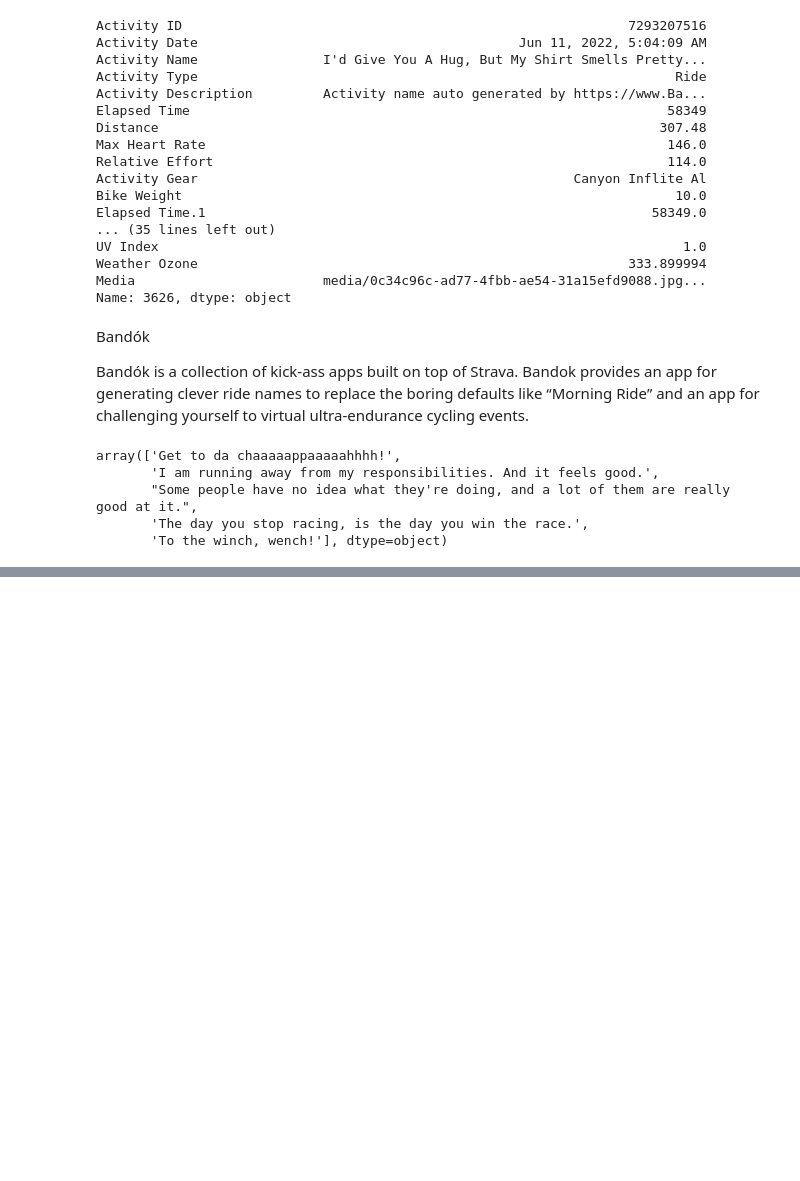
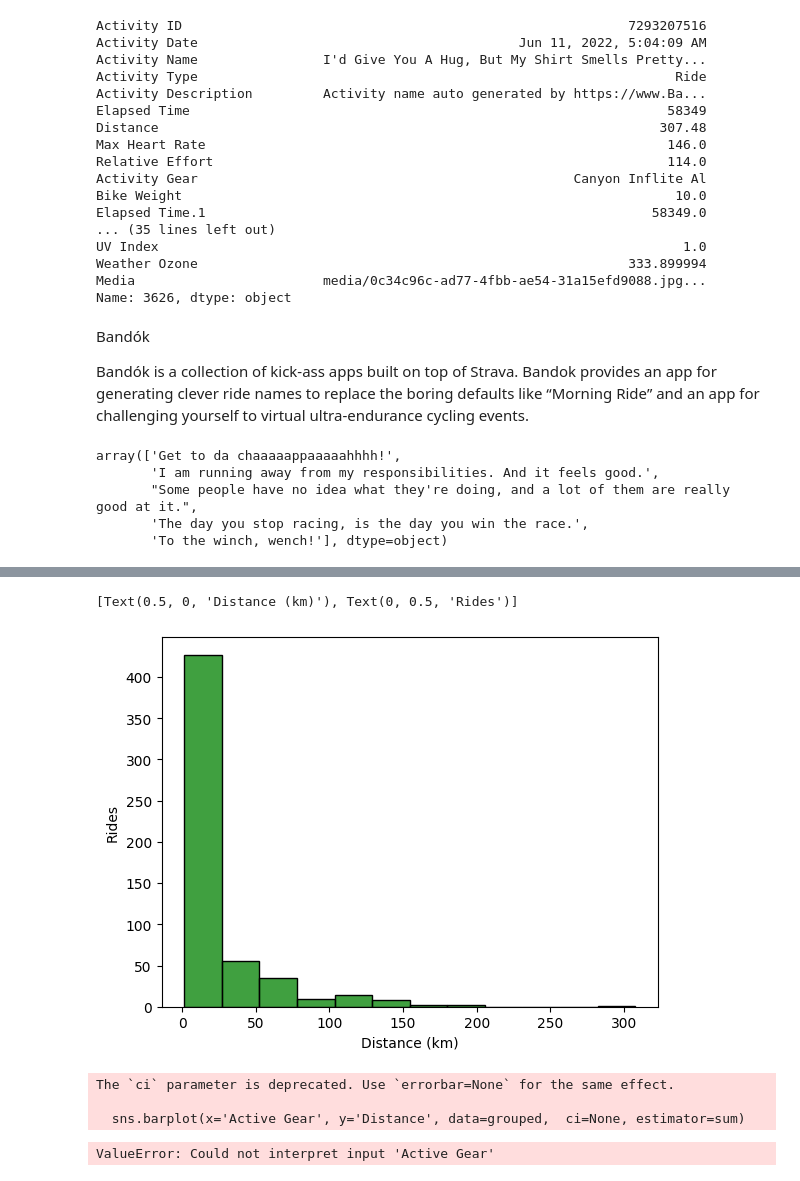
Before and after one commit to gyteniz/Strava_analize, a Jupyter notebook: strava_act.ipynb, the cells around one changed output, grey strips where cells are left out. Drawn from its saved outputs; the diff is of its cells as text; code cells hidden in the pictures; blank space fills up the shorter version.

```diff
--- a/strava_act.ipynb
+++ b/strava_act.ipynb
@@ -63,0 +79,2 @@ Index(['Activity ID', 'Activity Date', 'Activity Name', 'Activity Type',
+# %%
+df = df.dropna(axis=1, how='all')
@@ -238,3 +285,6 @@ elevation.head(10)
 | 3708 | Jul 25, 2022, 7:54:27 AM | The gang's all here. Where were you? | Ride | 111.34 | 4 hours, 7 minutes and 57 seconds | 594.000000 |
 | 3646 | Jun 22, 2022, 3:05:29 PM | Ohh, they have the internet on co... | Ride | 104.66 | 4 hours, 2 minutes and 43 seconds | 581.000000 |
 | 3714 | Jul 30, 2022, 2:49:52 PM | Donuts - Is there anything they c... | Ride | 110.29 | 4 hours, 17 minutes and 17 seconds | 541.000000 |
+# %%
+df['elevation_gain'] = df['Elevation Gain'].apply(lambda x: format_number(x))
+df_rides=df[df['Activity Type']=='Ride']
@@ -240,0 +300,6 @@ elevation.head(10)
+# %%
+g = sns.histplot(x='Distance', data=df_rides, color='green', bins=12)
+g.set(xlabel='Distance (km)', ylabel='Rides')
+# %% [output]
+[Text(0.5, 0, 'Distance (km)'), Text(0, 0.5, 'Rides')]
+[figure, added]
@@ -240,0 +308,7 @@ elevation.head(10)
+# %%
+sns.barplot(x='Active Gear', y='Distance', data=grouped,  ci=None, estimator=sum)
+# %% [output]
+The `ci` parameter is deprecated. Use `errorbar=None` for the same effect.
+
+  sns.barplot(x='Active Gear', y='Distance', data=grouped,  ci=None, estimator=sum)
+ValueError: Could not interpret input 'Active Gear'
```
Also changed, not shown: parts of 7 cells of this notebook.
